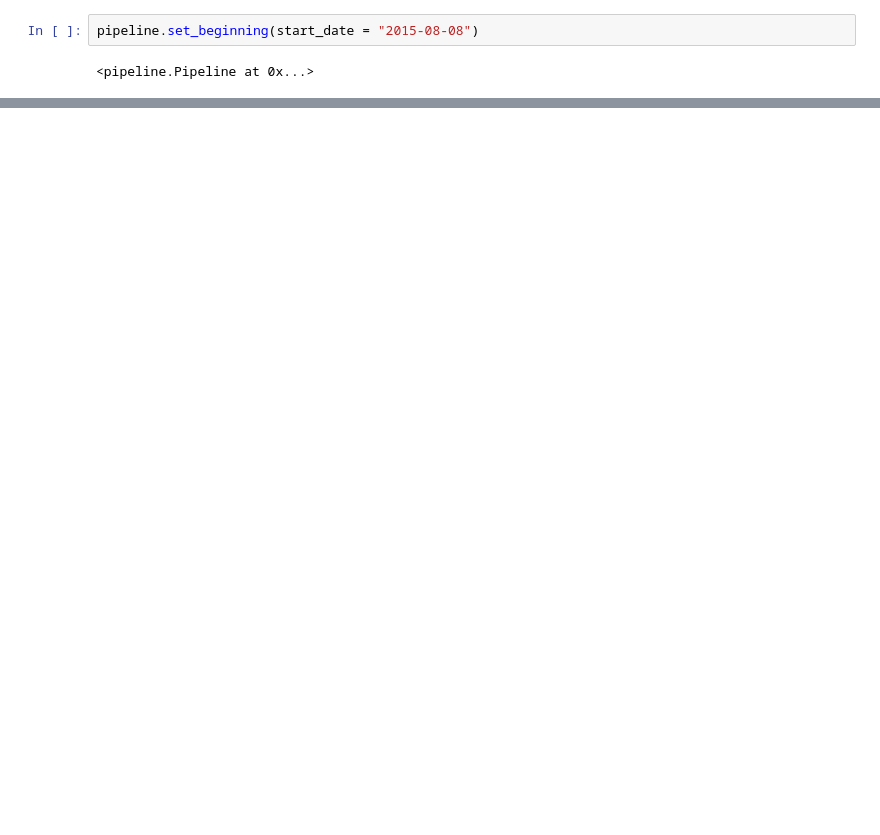
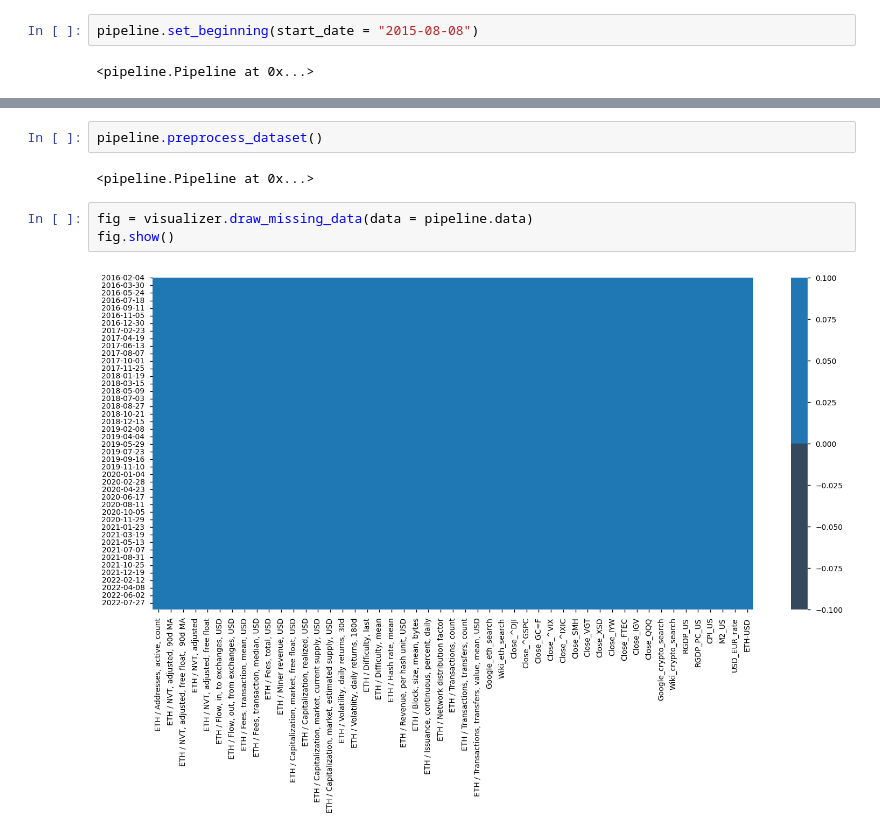
Before and after one commit to Tomas-Barhon/Noise-reduction-and-feature-extraction-with-principal-component-analysis, a Jupyter notebook: Code/eth_analysis.ipynb, the cells around one changed output, grey strips where cells are left out. Cells and saved outputs as stored; diff of their text form; blank space fills up the shorter version.

```diff
--- a/Code/eth_analysis.ipynb
+++ b/Code/eth_analysis.ipynb
@@ -56,0 +58,9 @@ fig.show()
+# %%
+pipeline.preprocess_dataset()
+# %% [output]
+<pipeline.Pipeline at 0x...>
+# %%
+fig = visualizer.draw_missing_data(data = pipeline.data)
+fig.show()
+# %% [output]
+[figure, added]
```
Also changed, not shown: parts of 3 cells of this notebook, 7 other files.
